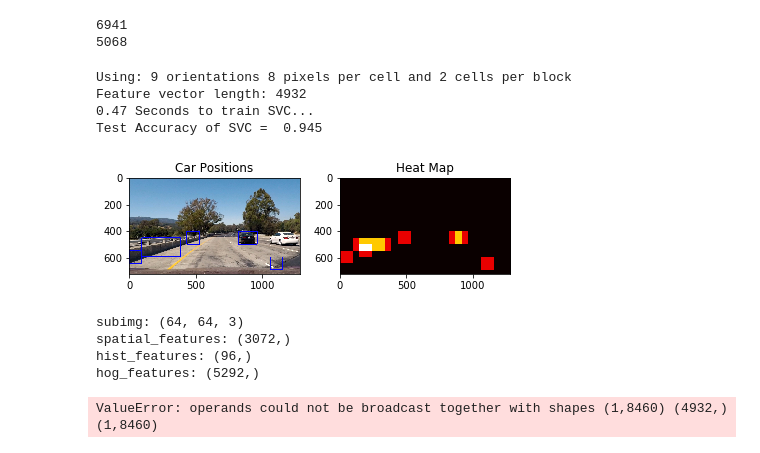
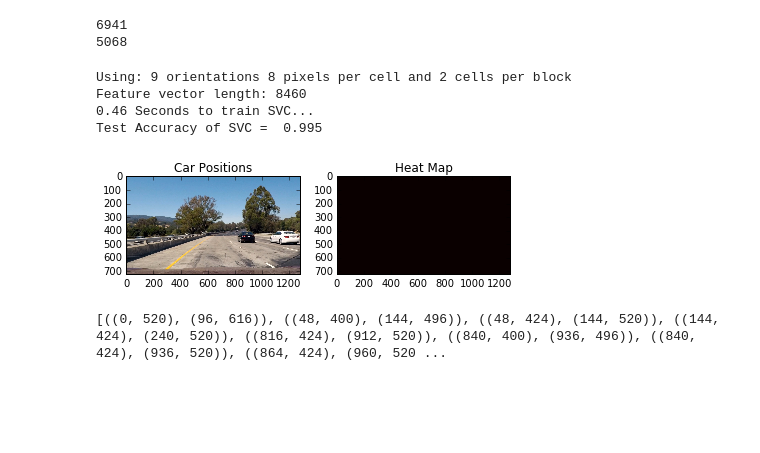
Before and after one commit to jasonhuh/CarND-Vehicle-Detection, a Jupyter notebook: CarND-Vehicle-Detection1.ipynb, the cells around one changed output. Cells and saved outputs as stored; diff of their text form; code cells hidden in the pictures; blank space fills up the shorter version.

```diff
--- a/CarND-Vehicle-Detection1.ipynb
+++ b/CarND-Vehicle-Detection1.ipynb
@@ -19,7 +20,7 @@ from sklearn.cross_validation import train_test_split
 orient = 9
 pix_per_cell = 8
 cell_per_block = 2
-hog_channel = 0 # Can be 0, 1, 2, or "ALL"
+hog_channel = "ALL" # Can be 0, 1, 2, or "ALL"
 svc = LinearSVC()
 # %%
 # Define a function to return HOG features and visualization
@@ -41,7 +42,7 @@ def get_hog_features(img, orient, pix_per_cell, cell_per_block,
 # Define a function to extract features from a list of images
 # Have this function call bin_spatial() and color_hist()
 def extract_features(imgs, cspace='RGB', orient=9,
-                        pix_per_cell=8, cell_per_block=2, hog_channel=0):
+                        pix_per_cell=8, cell_per_block=2, hog_channel="ALL"):
     # Create a list to append feature vectors to
     features = []
     # Iterate through the list of images
@@ -224,7 +225,7 @@ print(len(notcars))
 # just for a single image rather than list of images
 def single_img_features(img, color_space='RGB', spatial_size=(32, 32),
                         hist_bins=32, orient=9,
-                        pix_per_cell=8, cell_per_block=2, hog_channel=0,
+                        pix_per_cell=8, cell_per_block=2, hog_channel="ALL",
                         spatial_feat=True, hist_feat=True, hog_feat=True):
     #1) Define an empty list to receive features
     img_features = []
@@ -274,7 +275,7 @@ def search_windows(img, windows, clf, scaler, color_space='RGB',
                     spatial_size=(32, 32), hist_bins=32,
                     hist_range=(0, 256), orient=9,
                     pix_per_cell=8, cell_per_block=2,
-                    hog_channel=0, spatial_feat=True,
+                    hog_channel="ALL", spatial_feat=True,
                     hist_feat=True, hog_feat=True):
 
     #1) Create an empty list to receive positive detection windows
@@ -368,7 +369,7 @@ def color_hist(img, nbins=32, bins_range=(0, 256)):
 # Have this function call bin_spatial() and color_hist()
 def extract_features(imgs, color_space='RGB', spatial_size=(32, 32),
                         hist_bins=32, orient=9,
-                        pix_per_cell=8, cell_per_block=2, hog_channel=0,
+                        pix_per_cell=8, cell_per_block=2, hog_channel="ALL",
                         spatial_feat=True, hist_feat=True, hog_feat=True):
     # Create a list to append feature vectors to
     features = []
@@ -485,7 +486,7 @@ def search_and_classify(cars, notcars):
 #     orient = 9  # HOG orientations
 #     pix_per_cell = 8 # HOG pixels per cell
 #     cell_per_block = 2 # HOG cells per block
-    hog_channel = 0 # Can be 0, 1, 2, or "ALL"
+    hog_channel = "ALL" # Can be 0, 1, 2, or "ALL"
     spatial_size = (32, 32) # Spatial binning dimensions
     hist_bins = 32    # Number of histogram bins
     spatial_feat = True # Spatial features on or off
@@ -573,37 +574,37 @@ def search_and_classify(cars, notcars):
             cv2.rectangle(img, bbox[0], bbox[1], (0,0,255), 6)
         # Return the image
         return img
 
     # Add heat to each box in box list
     heat = add_heat(heat,hot_windows)
 
     # Apply threshold to help remove false positives
     heat = apply_threshold(heat,1)
 
     # Visualize the heatmap when displaying
     heatmap = np.clip(heat, 0, 255)
     labels = label(heatmap)
 
     draw_img = draw_labeled_bboxes(np.copy(image), labels)
 
     fig = plt.figure()
     plt.subplot(121)
     plt.imshow(draw_img)
     plt.title('Car Positions')
     plt.subplot(122)
     plt.imshow(heatmap, cmap='hot')
     plt.title('Heat Map')
     fig.tight_layout()
 
     return svc, X_scaler
 
 svc, X_scaler = search_and_classify(cars, notcars)
 # %% [output]
 Using: 9 orientations 8 pixels per cell and 2 cells per block
-Feature vector length: 4932
-0.47 Seconds to train SVC...
-Test Accuracy of SVC =  0.945
+Feature vector length: 8460
+0.46 Seconds to train SVC...
+Test Accuracy of SVC =  0.995
-[figure, old version]
+[figure, new version]
 # %%
 def convert_color(img, conv='RGB2YCrCb'):
     if conv == 'RGB2YCrCb':
@@ -762,14 +769,11 @@ def test_find_cars(cars, notcars, svc):
     spatial_size = (32, 32) # Spatial binning dimensions
     hist_bins = 32    # Number of histogram bins
 
-    out_img = find_cars(cars, notcars, img, ystart, ystop, scale, svc, spatial_size, hist_bins)
+    out_img, box_list = find_cars(cars, notcars, img, ystart, ystop, scale, svc, spatial_size, hist_bins)
+    #print(len(box_list))
+    plt.imshow(out_img)
+    return box_list
 
-    plt.imshow(out_img)
-
-test_find_cars(cars, notcars, svc)
+box_list = test_find_cars(cars, notcars, svc)
 # %% [output]
-subimg: (64, 64, 3)
-spatial_features: (3072,)
-hist_features: (96,)
-hog_features: (5292,)
+[((0, 520), (96, 616)), ((48, 400), (144, 496)), ((48, 424), (144, 520)), ((144, 424), (240, 520)), ((816, 424), (912, 520)), ((840, 400), (936, 496)), ((840, 424), (936, 520)), ((864, 424), (960, 520 ...
-ValueError: operands could not be broadcast together with shapes (1,8460) (4932,) (1,8460)
```
Also changed, not shown: parts of 7 cells of this notebook, 1 other file.
